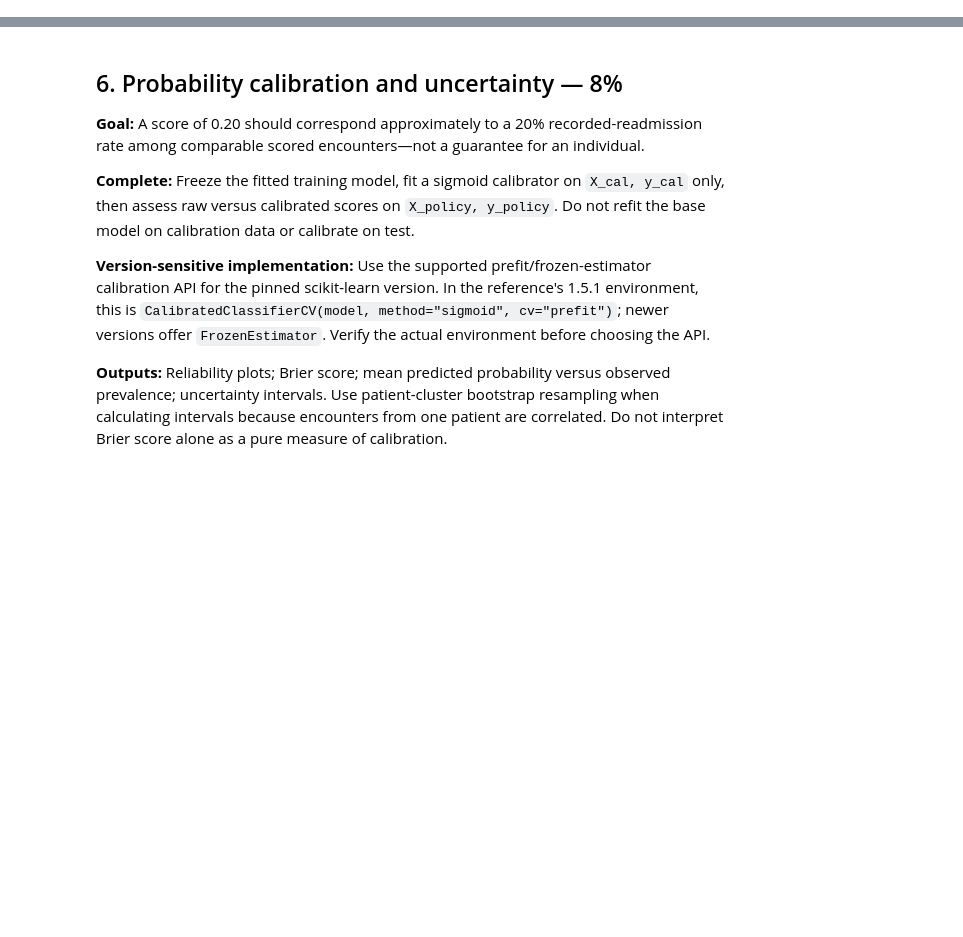
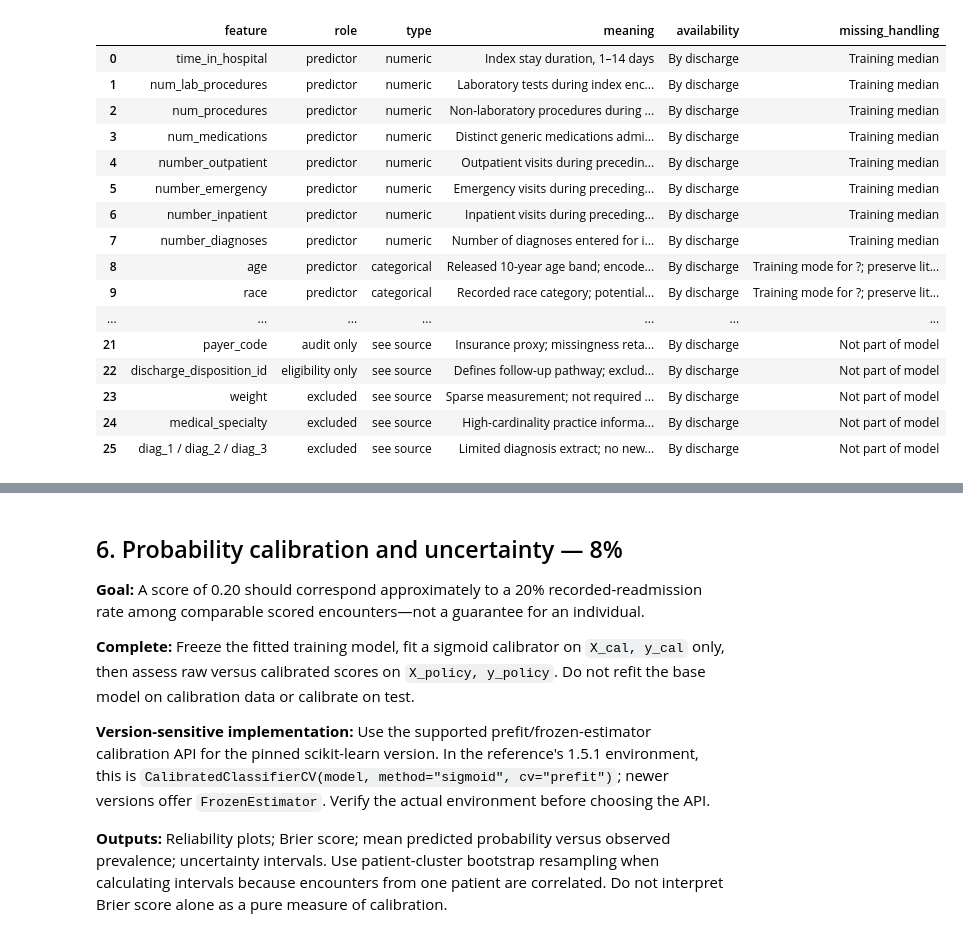
Before and after one commit to leaabj/healthcare_ai, a Jupyter notebook: Diabetes_Readmission_RAI_Skeleton.ipynb, the cells around one changed output, grey strips where cells are left out. Drawn from its saved outputs; the diff is of its cells as text; code cells hidden in the pictures; blank space fills up the shorter version.

```diff
--- a/Diabetes_Readmission_RAI_Skeleton.ipynb
+++ b/Diabetes_Readmission_RAI_Skeleton.ipynb
@@ -252,0 +406,98 @@ The published dataset contains **101,766 encounters**, not 101,766 distinct pati
+# %%
+numeric_features = ["time_in_hospital", "num_lab_procedures", "num_procedures", "num_medications",
+                    "number_outpatient", "number_emergency", "number_inpatient", "number_diagnoses"]
+categorical_features = ["age", "race", "gender", "admission_type_id", "admission_source_id",
+                        "A1Cresult", "insulin", "change", "diabetesMed"]
+feature_columns = numeric_features + categorical_features
+feature_meanings = {
+    "time_in_hospital": "Index stay duration, 1–14 days",
+    "num_lab_procedures": "Laboratory tests during index encounter",
+    "num_procedures": "Non-laboratory procedures during index encounter",
+    "num_medications": "Distinct generic medications administered during encounter",
+    "number_outpatient": "Outpatient visits during preceding year",
+    "number_emergency": "Emergency visits during preceding year (not six months)",
+    "number_inpatient": "Inpatient visits during preceding year",
+    "number_diagnoses": "Number of diagnoses entered for index encounter",
+    "age": "Released 10-year age band; encoded categorically",
+    "race": "Recorded race category; potential proxy and audit attribute",
+    "gender": "Recorded gender category; audit attribute",
+    "admission_type_id": "Admission context, e.g. emergency/elective; nominal code",
+    "admission_source_id": "Referral/transfer source; nominal code",
+    "A1Cresult": "HbA1c result band; None = not measured, not normal",
+    "insulin": "No/Steady/Up/Down during encounter, not home adherence",
+    "change": "Any recorded change in diabetes medication during encounter",
+    "diabetesMed": "Any diabetes medication prescribed during encounter",
+}
+dictionary_rows = [{"feature": name, "role": "predictor", "type": "numeric" if name in numeric_features else "categorical",
+                    "meaning": feature_meanings[name], "availability": "By discharge",
+                    "missing_handling": "Training median" if name in numeric_features else "Training mode for ?; preserve literal categories"}
+                   for name in feature_columns]
+for name, role, reason in [
+    (PATIENT_ID, "grouping only", "Keep patients disjoint; never input to model"),
+    ("encounter_id", "manifest only", "Unique encounter; not a timestamp or predictor"),
+    ("readmitted", "label only", "Source outcome; excluded from X"),
+    (TARGET, "target only", "1 for <30; 0 otherwise"),
+    ("payer_code", "audit only", "Insurance proxy; missingness retained in audit"),
+    ("discharge_disposition_id", "eligibility only", "Defines follow-up pathway; excluded from X"),
+    ("weight", "excluded", "Sparse measurement; not required by prespecified model"),
+    ("medical_specialty", "excluded", "High-cardinality practice information; omitted for initial benchmark"),
+    ("diag_1 / diag_2 / diag_3", "excluded", "Limited diagnosis extract; no new diabetes filter or code-based feature search"),
+]:
+    dictionary_rows.append({"feature": name, "role": role, "type": "see source", "meaning": reason,
+                            "availability": "Outcome after discharge" if role in ["target only", "label only"] else "By discharge",
+                            "missing_handling": "Not part of model"})
+feature_dictionary = pd.DataFrame(dictionary_rows)
+display(feature_dictionary)
+feature_dictionary.to_csv(ARTIFACT_DIR / "feature_dictionary.csv", index=False)
+
+# Fixed semantic conversion, not a learned transformation; preserve true NaNs.
+for frame in partitions.values():
+    for col in categorical_features:
+        frame[col] = frame[col].map(lambda value: str(value) if pd.notna(value) else np.nan).astype(object)
+assert not {TARGET, "readmitted", PATIENT_ID, "encounter_id"} & set(feature_columns)
+
+numeric_pipeline = Pipeline([("impute", SimpleImputer(strategy="median")), ("scale", StandardScaler())])
+categorical_pipeline = Pipeline([
+    ("impute", SimpleImputer(strategy="most_frequent")),
+    ("encode", OneHotEncoder(handle_unknown="ignore")),
+])
+preprocessor = ColumnTransformer([
+    ("numeric", numeric_pipeline, numeric_features),
+    ("categorical", categorical_pipeline, categorical_features),
+])
+model = Pipeline([
+    ("preprocess", preprocessor),
+    ("classifier", LogisticRegression(C=1.0, solver="lbfgs", max_iter=2000, random_state=RANDOM_STATE)),
+])
+X_train, y_train = train_df[feature_columns], train_df[TARGET]
+X_cal, y_cal = calibration_df[feature_columns], calibration_df[TARGET]
+X_policy, y_policy = policy_df[feature_columns], policy_df[TARGET]
+assert y_train.nunique() == y_policy.nunique() == 2
+baseline = DummyClassifier(strategy="prior").fit(X_train, y_train)
+with warnings.catch_warnings():
+    warnings.simplefilter("error", ConvergenceWarning)
+    model.fit(X_train, y_train)
+assert np.isfinite(model.predict_proba(X_train.iloc[:10])).all()
+display(model)
+print("Converged iterations:", model.named_steps["classifier"].n_iter_.tolist())
+print("Encoded feature count:", len(model.named_steps["preprocess"].get_feature_names_out()))
+joblib.dump(model, ARTIFACT_DIR / "uncalibrated_logistic.joblib")
+joblib.dump(baseline, ARTIFACT_DIR / "prevalence_baseline.joblib")
+# %% [output]
+|  | feature | role | type | meaning | availability | missing_handling |
+| 0 | time_in_hospital | predictor | numeric | Index stay duration, 1–14 days | By discharge | Training median |
+| 1 | num_lab_procedures | predictor | numeric | Laboratory tests during index enc... | By discharge | Training median |
+| 2 | num_procedures | predictor | numeric | Non-laboratory procedures during ... | By discharge | Training median |
+| 3 | num_medications | predictor | numeric | Distinct generic medications admi... | By discharge | Training median |
+| 4 | number_outpatient | predictor | numeric | Outpatient visits during precedin... | By discharge | Training median |
+| 5 | number_emergency | predictor | numeric | Emergency visits during preceding... | By discharge | Training median |
+| 6 | number_inpatient | predictor | numeric | Inpatient visits during preceding... | By discharge | Training median |
+| 7 | number_diagnoses | predictor | numeric | Number of diagnoses entered for i... | By discharge | Training median |
+| 8 | age | predictor | categorical | Released 10-year age band; encode... | By discharge | Training mode for ?; preserve lit... |
+| 9 | race | predictor | categorical | Recorded race category; potential... | By discharge | Training mode for ?; preserve lit... |
+| ... | ... | ... | ... | ... | ... | ... |
+| 21 | payer_code | audit only | see source | Insurance proxy; missingness reta... | By discharge | Not part of model |
+| 22 | discharge_disposition_id | eligibility only | see source | Defines follow-up pathway; exclud... | By discharge | Not part of model |
+| 23 | weight | excluded | see source | Sparse measurement; not required ... | By discharge | Not part of model |
+| 24 | medical_specialty | excluded | see source | High-cardinality practice informa... | By discharge | Not part of model |
+| 25 | diag_1 / diag_2 / diag_3 | excluded | see source | Limited diagnosis extract; no new... | By discharge | Not part of model |
```
Also changed, not shown: parts of 37 cells of this notebook, 5 other files.
